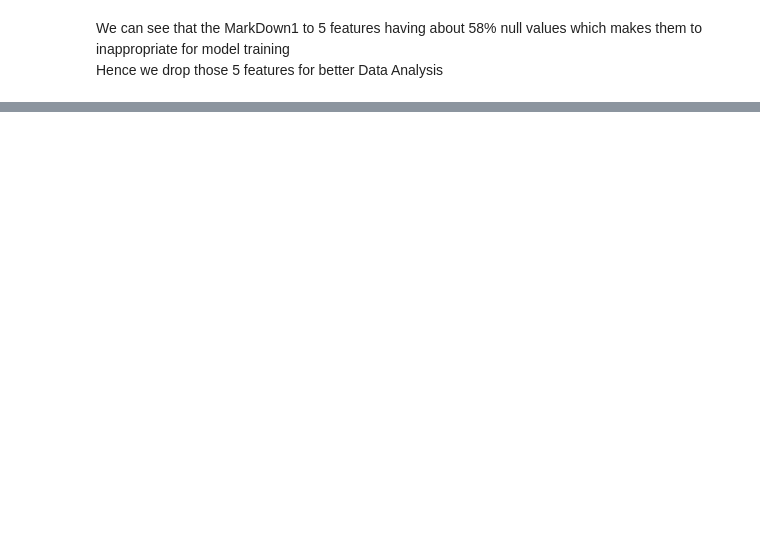
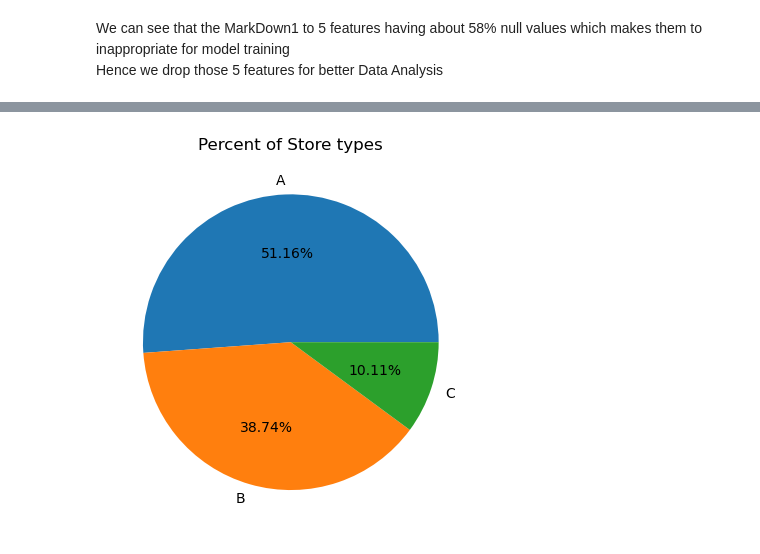
Before and after one commit to Govardhan211103/SalesForecasting, a Jupyter notebook: notebook/EDA.ipynb, the cells around one changed output, grey strips where cells are left out. Cells and saved outputs as stored; diff of their text form; code cells hidden in the pictures; blank space fills up the shorter version.

```diff
--- a/notebook/EDA.ipynb
+++ b/notebook/EDA.ipynb
@@ -168,0 +228,12 @@ memory usage: 42.2+ MB
+# %%
+#dropping those outliers
+df_train=df_train.drop(df_train[df_train['Weekly_Sales']<=0].index,axis=0)
+# %%
+## Categorical Variables -> 'Type', Percentage of stores in each type
+values=df_train['Type'].value_counts()
+plt.pie(values,labels=df_train['Type'].unique(),autopct='%.2f%%')
+plt.title("Percent of Store types")
+
+plt.show()
+# %% [output]
+[figure, added]
```
Also changed, not shown: parts of 42 cells of this notebook, 5 other files.
